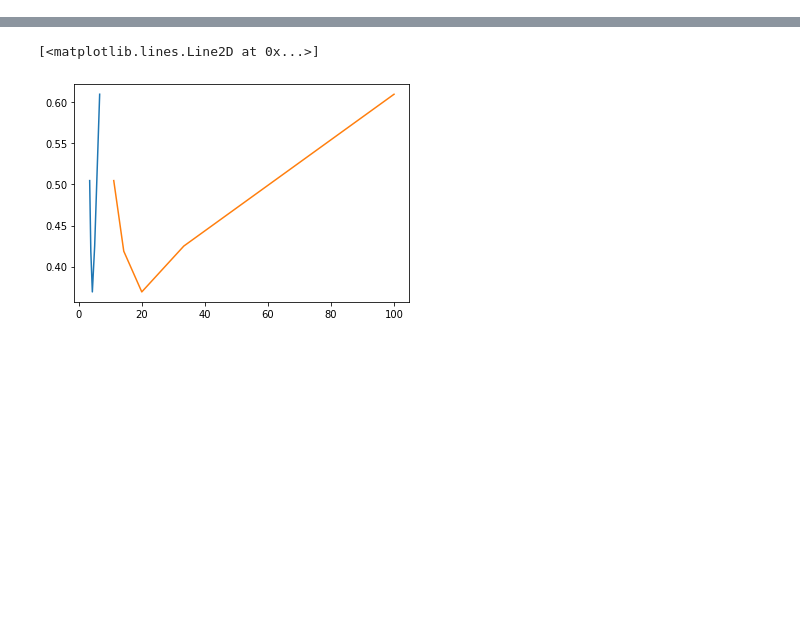
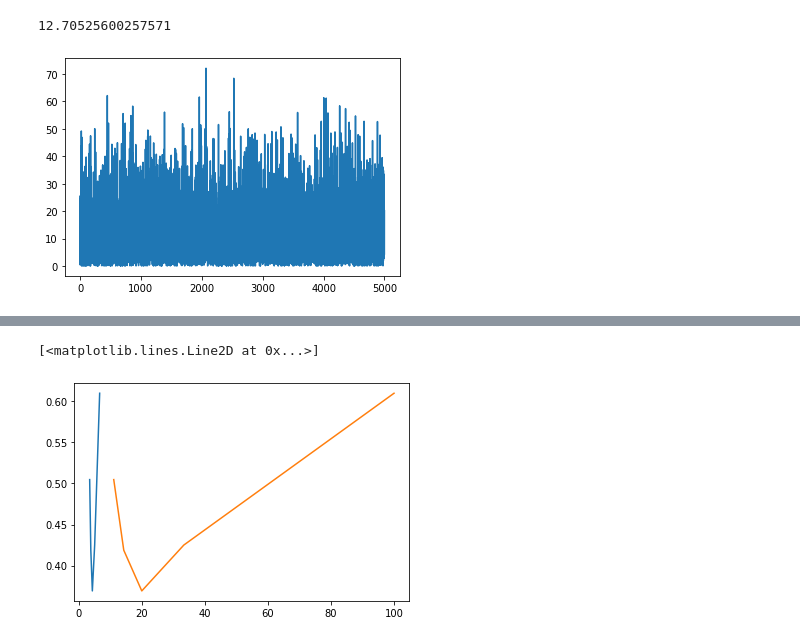
Before and after one commit to Arvinth-s/MIMO, a Jupyter notebook: mimo.ipynb, the cells around one changed output, grey strips where cells are left out. Cells and saved outputs as stored; diff of their text form; code cells hidden in the pictures; blank space fills up the shorter version.

```diff
--- a/mimo.ipynb
+++ b/mimo.ipynb
@@ -141,27 +147,32 @@ plt.plot(np.arange(len(losses)), losses)
 # %%
 #training decoder with AWGN and Rayleigh
 def train(model):
-  lr = 5e-6
-  epochs = 1000
-  batch_size = 100
+  lr = 5e-7
+  epochs = 5000
+  batch_size = 1
   model.train_encoder(False)
   optimizer = optim.Adam(model.parameters(), lr = lr)
   criterion = nn.BCELoss()
   losses = []
   for epoch in range(epochs):
+    # print('epoch:', epoch)
     batch_loss = []
     for batch in range(batch_size):
       optimizer.zero_grad()
-      x = torch.tensor(np.random.randint(0, 2, (101, 2)), dtype = torch.float32)
+      x = torch.tensor(np.random.randint(0, 2, (10, 2)), dtype = torch.float32)
       pred = model(x)
       loss = criterion(pred, x)
       batch_loss.append(loss.item())
       loss.backward()
       optimizer.step()
     losses.append(sum(batch_loss)/len(batch_loss))
   plt.plot(np.arange(len(losses)), losses)
   return sum(losses)/len(losses)
+# model.update_variance(0.0001)
 train(model)
+# %% [output]
+12.70525600257571
+[figure, added]
 # %%
 plt.plot(np.arange(len(losses)), losses)
 # %% [output]
```
Also changed, not shown: parts of 11 cells of this notebook.
